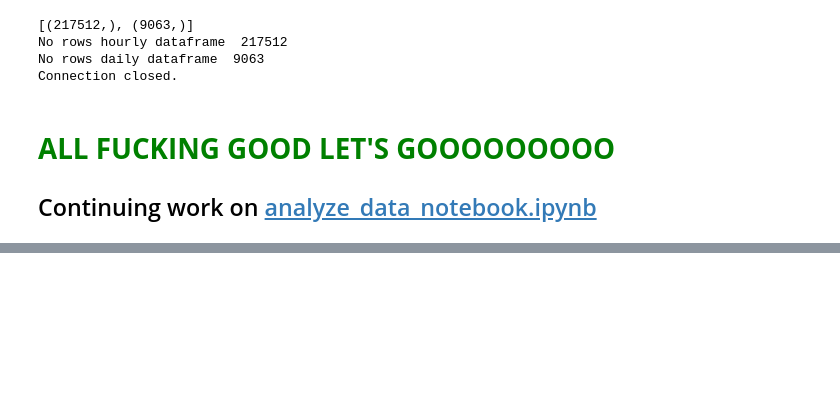
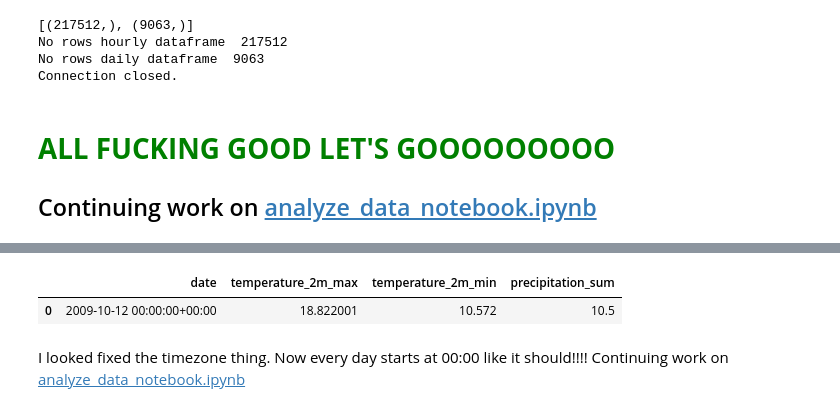
Before and after one commit to l1uzz3/weather-scraper-analyzer, a Jupyter notebook: notebooks/01-02-setup_api_store_data/fetch_weather_notebook.ipynb, the cells around one changed output, grey strips where cells are left out. Cells and saved outputs as stored; diff of their text form; code cells hidden in the pictures; blank space fills up the shorter version.

```diff
--- a/notebooks/01-02-setup_api_store_data/fetch_weather_notebook.ipynb
+++ b/notebooks/01-02-setup_api_store_data/fetch_weather_notebook.ipynb
@@ -402,0 +493,7 @@ Connection closed.
+# %%
+daily_dataframe
+# %% [output]
+|  | date | temperature_2m_max | temperature_2m_min | precipitation_sum |
+| 0 | 2009-10-12 00:00:00+00:00 | 18.822001 | 10.572 | 10.5 |
+# %% [markdown]
+I looked fixed the timezone thing. Now every day starts at 00:00 like it should!!!! Continuing work on [analyze_data_notebook.ipynb](/workspaces/weather-scraper-analyzer/notebooks/03-data_analysis/analyze_data_notebook.ipynb)
```
Also changed, not shown: parts of 2 cells of this notebook, 10 other files.
